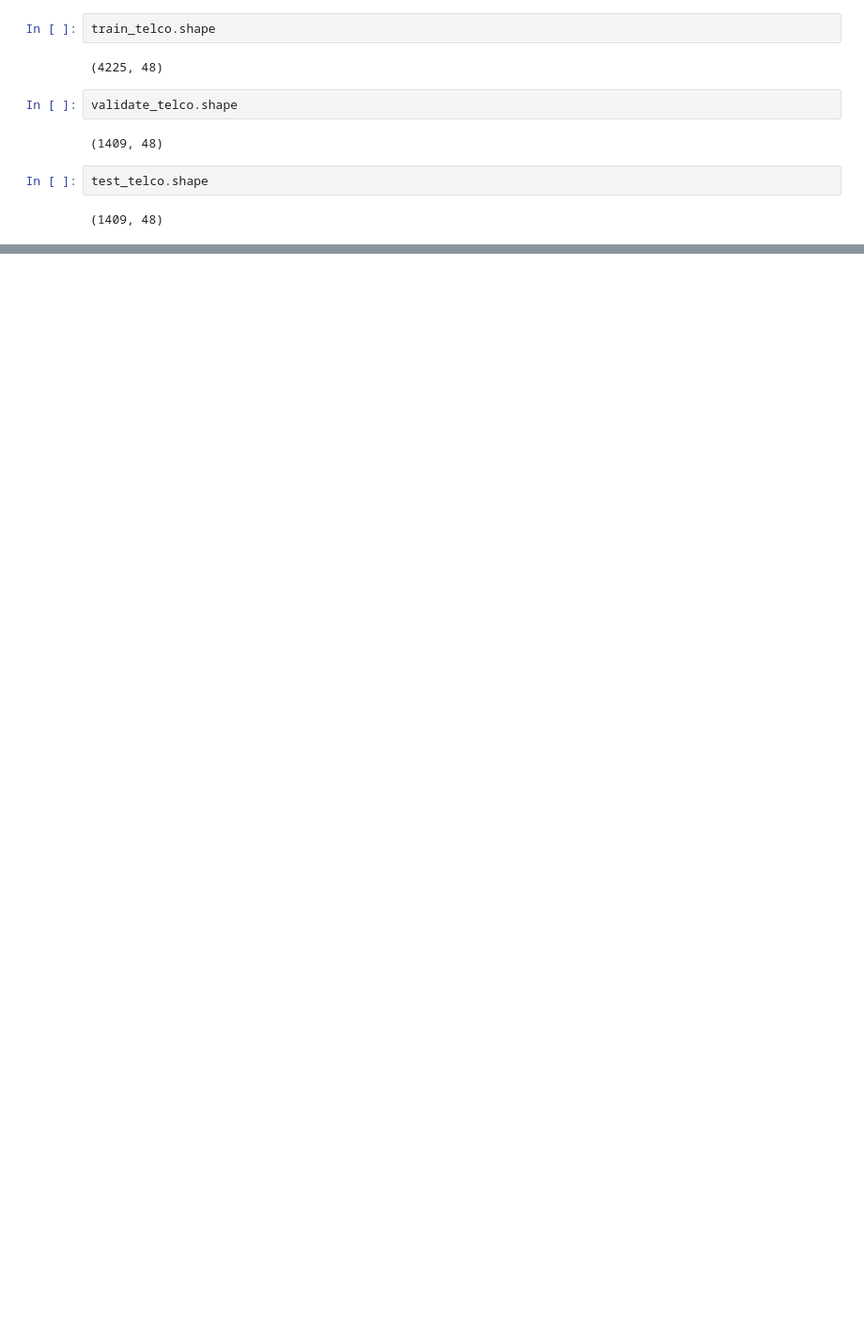
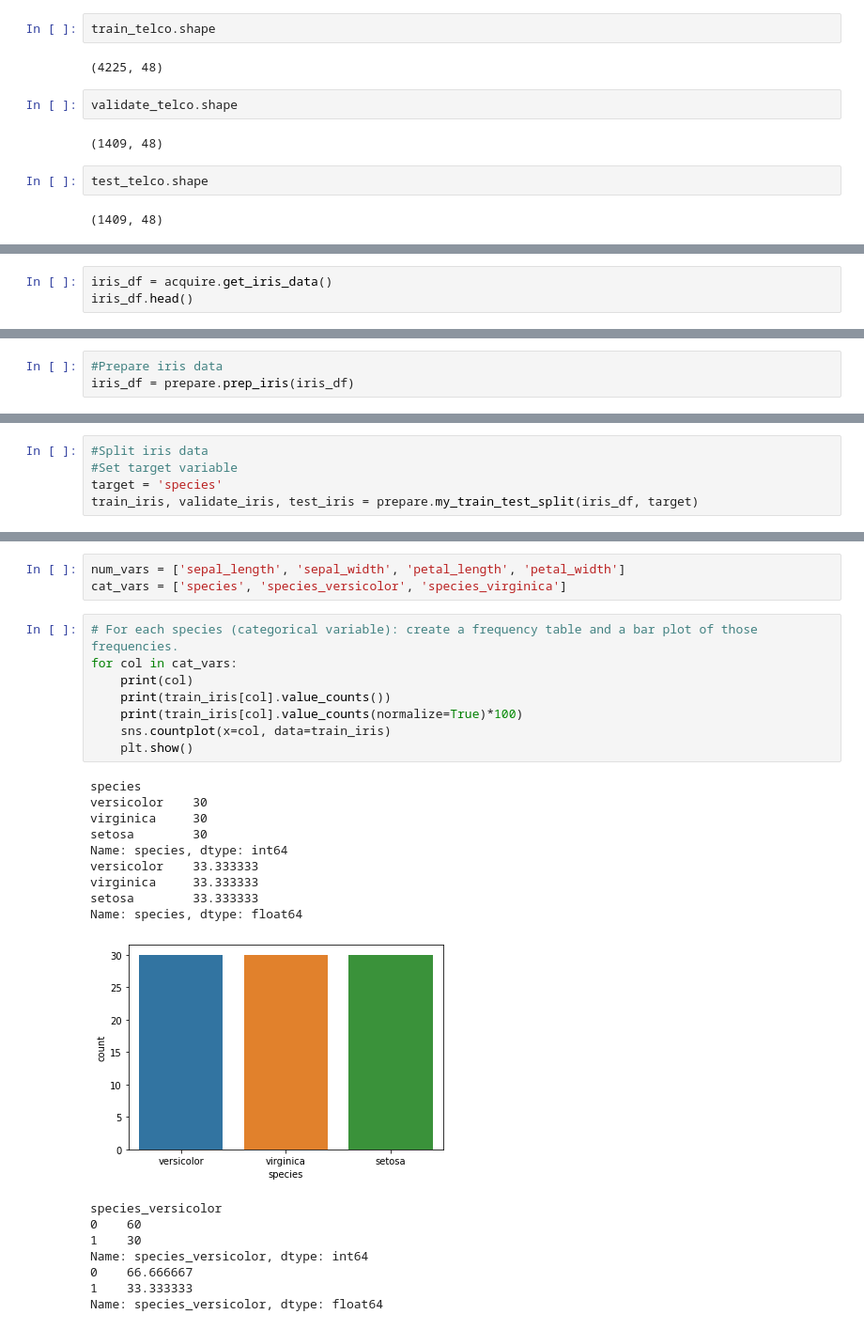
Before and after one commit to cristinalucin/classification-exercises, a Jupyter notebook: classification_exercises.ipynb, the cells around one changed output, grey strips where cells are left out. Shown: that part at 94% size. Cells and saved outputs as stored; diff of their text form; blank space fills up the shorter version.

```diff
--- a/classification_exercises.ipynb
+++ b/classification_exercises.ipynb
@@ -435,0 +449,3 @@ test_telco.shape
+# %%
+iris_df = acquire.get_iris_data()
+iris_df.head()
@@ -435,0 +459,3 @@ test_telco.shape
+# %%
+#Prepare iris data
+iris_df = prepare.prep_iris(iris_df)
@@ -435,0 +471,5 @@ test_telco.shape
+# %%
+#Split iris data
+#Set target variable
+target = 'species'
+train_iris, validate_iris, test_iris = prepare.my_train_test_split(iris_df, target)
@@ -435,0 +506,29 @@ test_telco.shape
+# %%
+num_vars = ['sepal_length', 'sepal_width', 'petal_length', 'petal_width']
+cat_vars = ['species', 'species_versicolor', 'species_virginica']
+# %%
+# For each species (categorical variable): create a frequency table and a bar plot of those frequencies.
+for col in cat_vars:
+    print(col)
+    print(train_iris[col].value_counts())
+    print(train_iris[col].value_counts(normalize=True)*100)
+    sns.countplot(x=col, data=train_iris)
+    plt.show()
+# %% [output]
+species
+versicolor    30
+virginica     30
+setosa        30
+Name: species, dtype: int64
+versicolor    33.333333
+virginica     33.333333
+setosa        33.333333
+Name: species, dtype: float64
+[figure, added]
+species_versicolor
+0    60
+1    30
+Name: species_versicolor, dtype: int64
+0    66.666667
+1    33.333333
+Name: species_versicolor, dtype: float64
```
Also changed, not shown: parts of 36 cells of this notebook.
